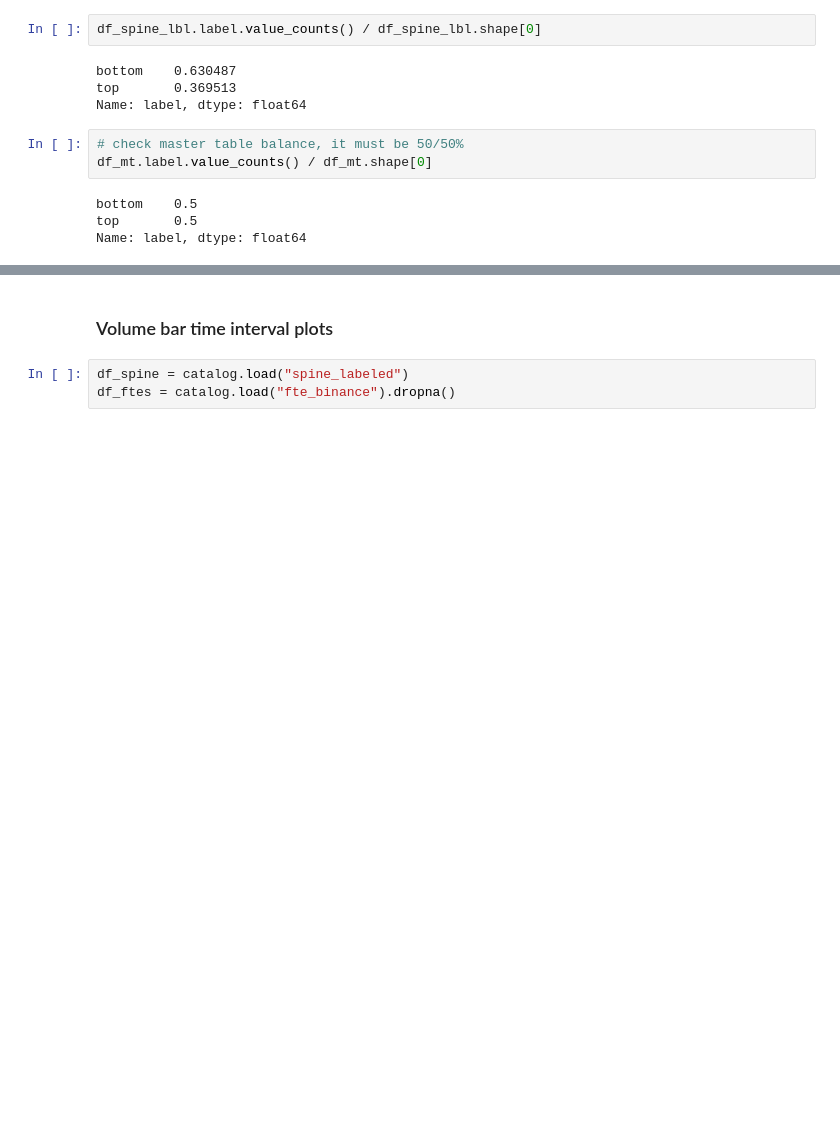
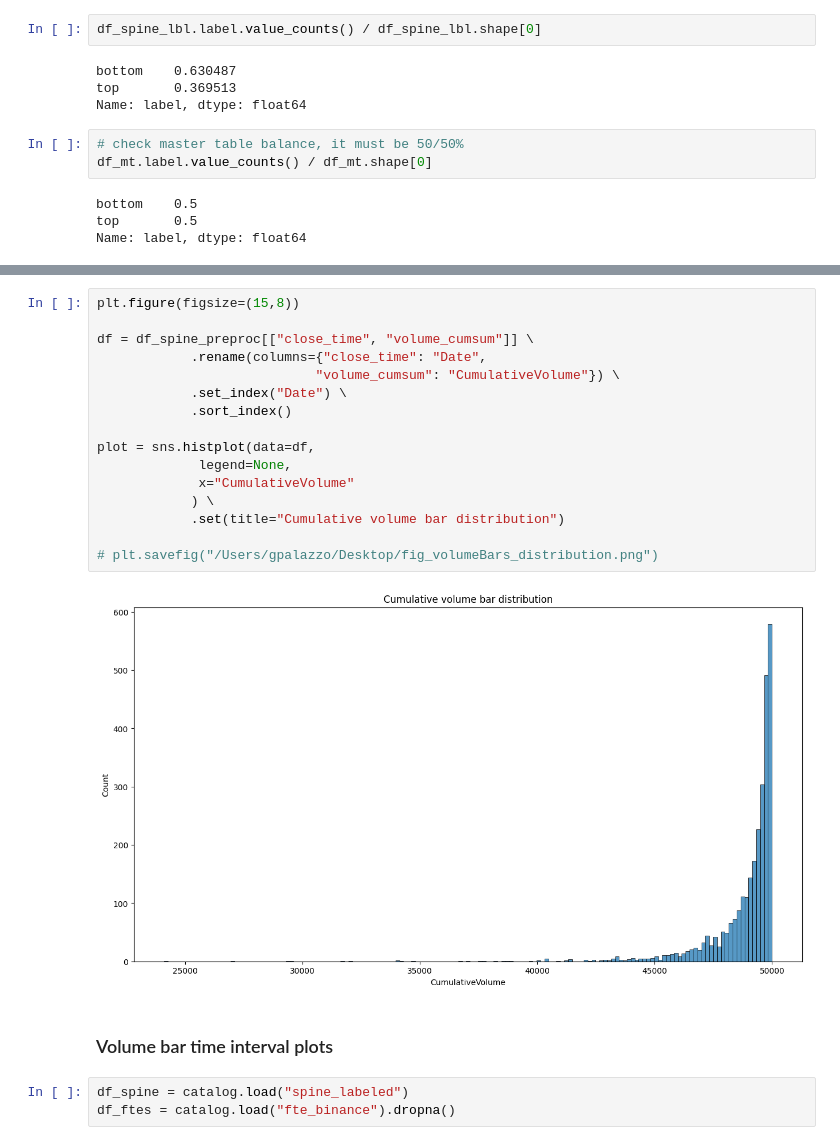
Before and after one commit to gpalazzo/crypto_msc_thesis, a Jupyter notebook: notebooks/results/target.ipynb, the cells around one changed output, grey strips where cells are left out. Drawn from its saved outputs; the diff is of its cells as text; blank space fills up the shorter version.

```diff
--- a/notebooks/results/target.ipynb
+++ b/notebooks/results/target.ipynb
@@ -52,3 +67,21 @@ Name: label, dtype: float64
+# %%
+plt.figure(figsize=(15,8))
+
+df = df_spine_preproc[["close_time", "volume_cumsum"]] \
+            .rename(columns={"close_time": "Date",
+                            "volume_cumsum": "CumulativeVolume"}) \
+            .set_index("Date") \
+            .sort_index()
+
+plot = sns.histplot(data=df,
+             legend=None,
+             x="CumulativeVolume"
+            ) \
+            .set(title="Cumulative volume bar distribution")
+
+# plt.savefig("/Users/gpalazzo/Desktop/fig_volumeBars_distribution.png")
+# %% [output]
+[figure, added]
 # %% [markdown]
 ### Volume bar time interval plots
 # %%
```
Also changed, not shown: parts of 8 cells of this notebook, 9 other files.
